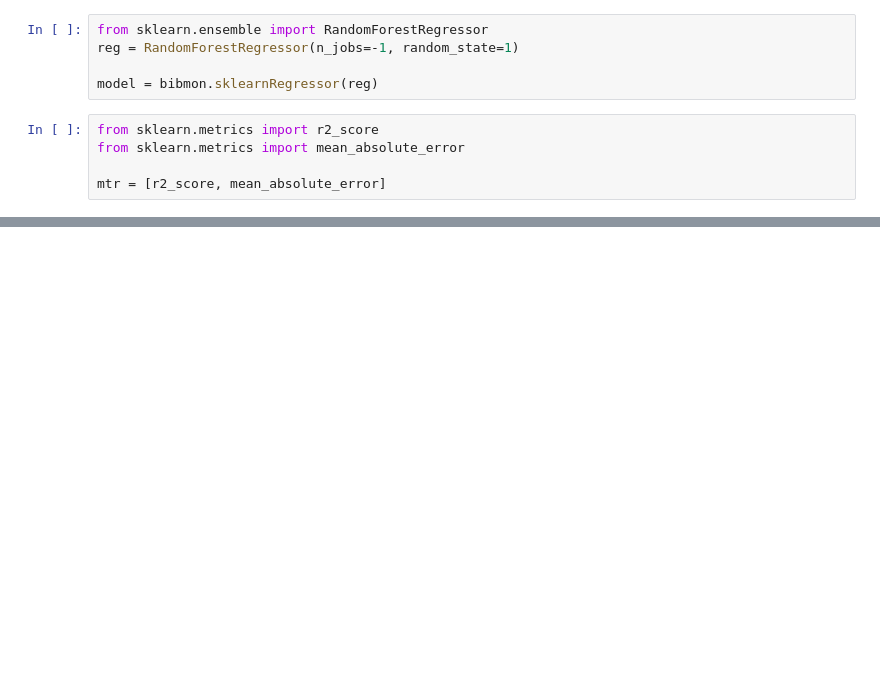
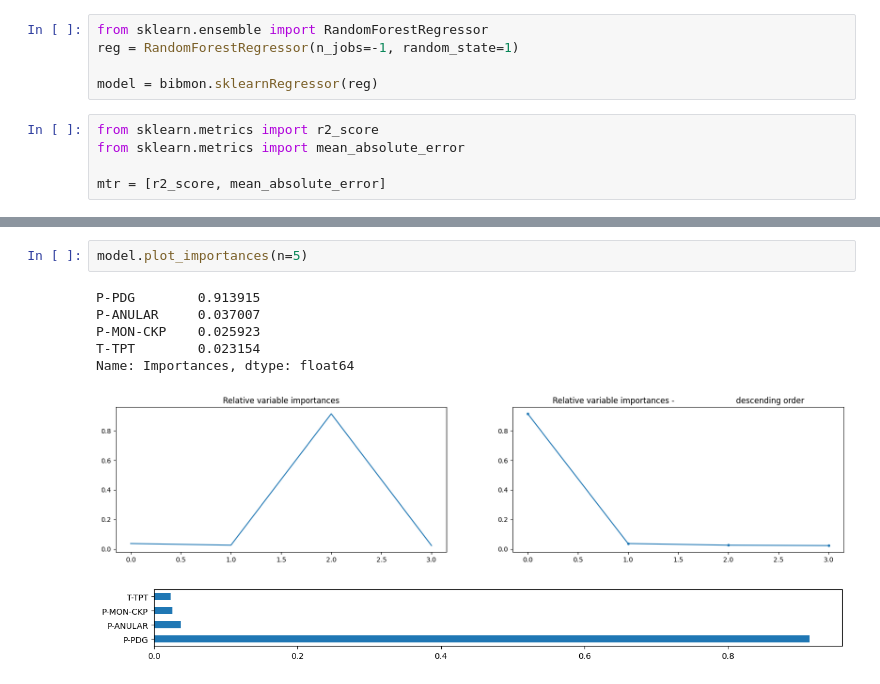
Before and after one commit to infingardi/BibMon, a Jupyter notebook: docs/source/tutorial_finding_best_tag_Y_evaluation.ipynb, the cells around one changed output, grey strips where cells are left out. Drawn from its saved outputs; the diff is of its cells as text; blank space fills up the shorter version.

```diff
--- a/docs/source/tutorial_finding_best_tag_Y_evaluation.ipynb
+++ b/docs/source/tutorial_finding_best_tag_Y_evaluation.ipynb
@@ -466,0 +548,10 @@ tab_pred[0]
+# %%
+model.plot_importances(n=5)
+# %% [output]
+P-PDG        0.913915
+P-ANULAR     0.037007
+P-MON-CKP    0.025923
+T-TPT        0.023154
+Name: Importances, dtype: float64
+[figure, added]
+[figure, added]
```
Also changed, not shown: parts of 16 cells of this notebook.
